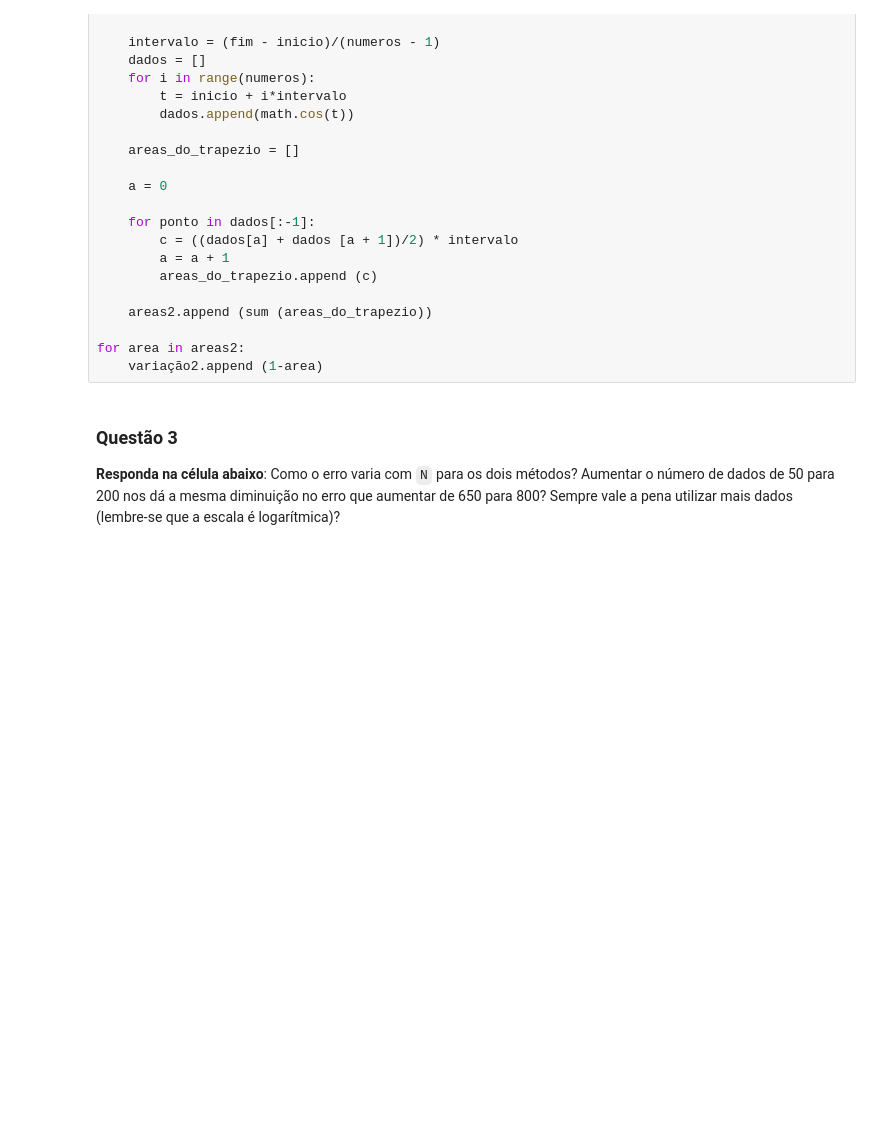
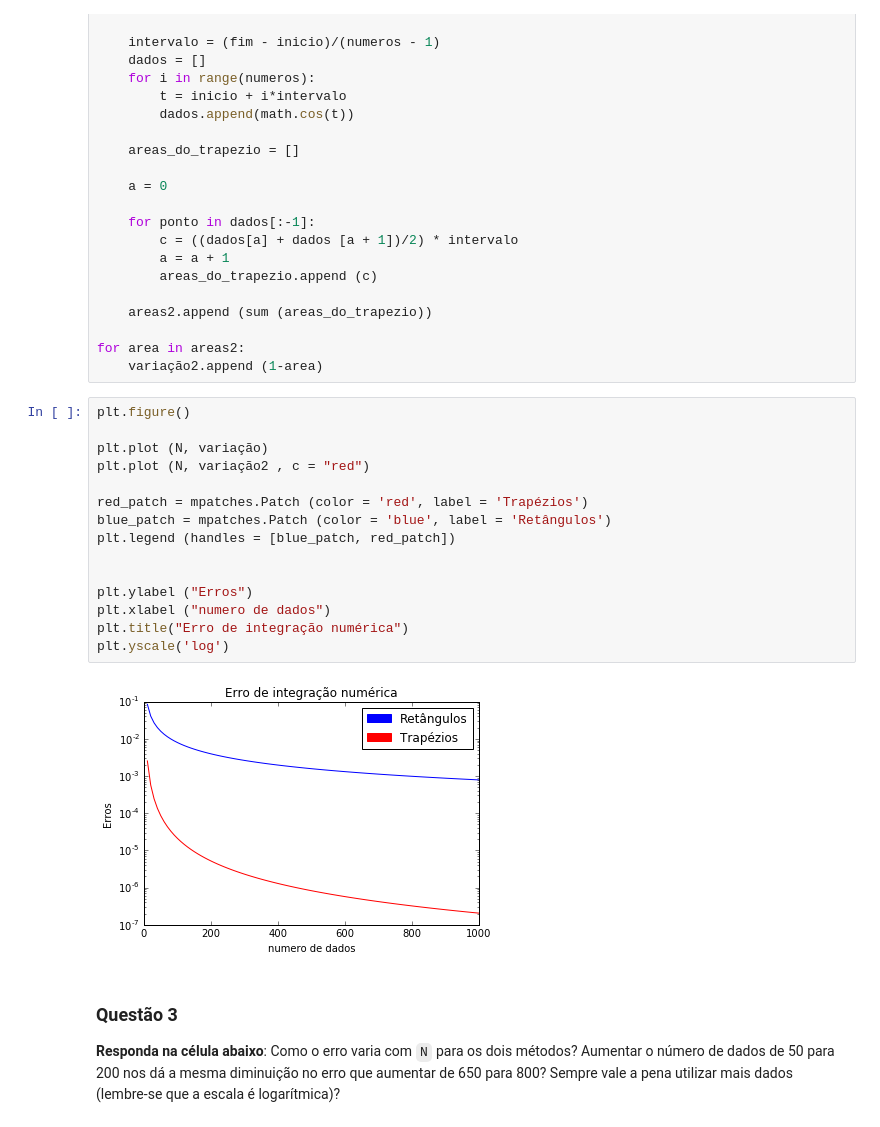
Before and after one commit to mat-esp-2016/integracao-numerica-python-5-rian-amanda-joao, a Jupyter notebook: tarefa-integracao.ipynb, the cells around one changed output. Drawn from its saved outputs; the diff is of its cells as text; blank space fills up the shorter version.

```diff
--- a/tarefa-integracao.ipynb
+++ b/tarefa-integracao.ipynb
@@ -258,6 +242,23 @@ for numeros in N:
 
 for area in areas2:
     variação2.append (1-area)
+# %%
+plt.figure()
+
+plt.plot (N, variação)
+plt.plot (N, variação2 , c = "red")
+
+red_patch = mpatches.Patch (color = 'red', label = 'Trapézios')
+blue_patch = mpatches.Patch (color = 'blue', label = 'Retângulos')
+plt.legend (handles = [blue_patch, red_patch])
+
+
+plt.ylabel ("Erros")
+plt.xlabel ("numero de dados")
+plt.title("Erro de integração numérica")
+plt.yscale('log')
+# %% [output]
+[figure, added]
 # %% [markdown]
 ### Questão 3
 **Responda na célula abaixo**: Como o erro varia com `N` para os dois métodos? Aumentar o número de dados de 50 para 200 nos dá a mesma diminuição no erro que aumentar de 650 para 800? Sempre vale a pena utilizar mais dados (lembre-se que a escala é logarítmica)?
```
Also changed, not shown: parts of 1 cell of this notebook.
